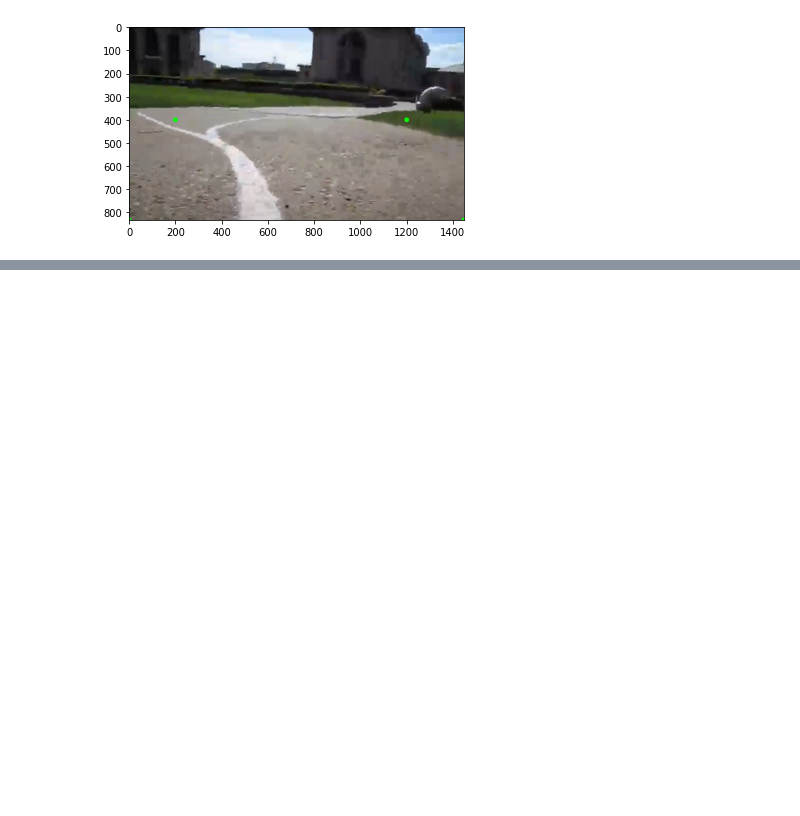
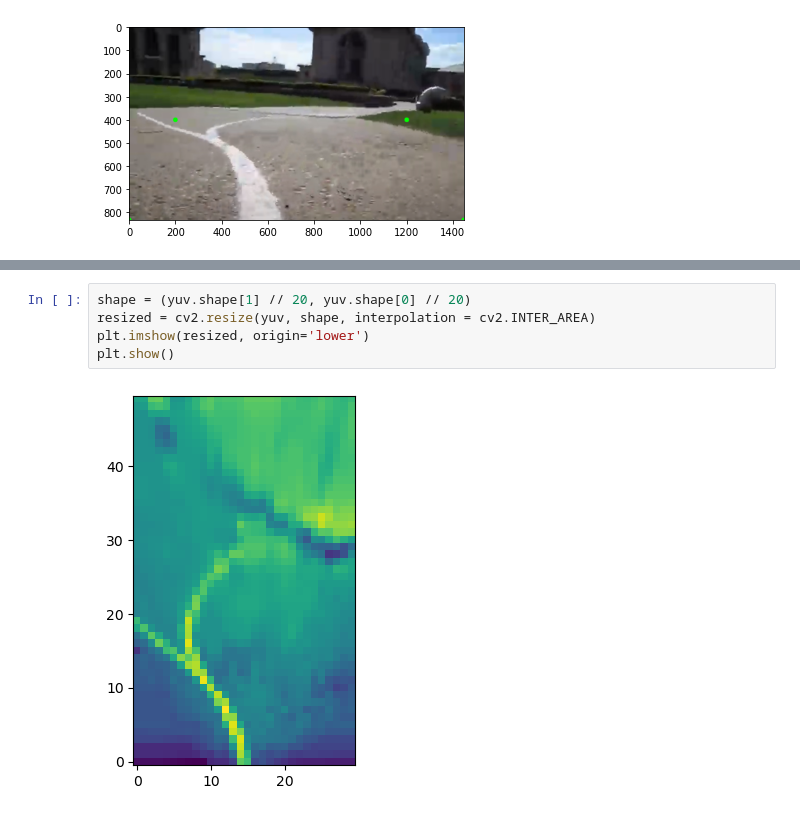
Before and after one commit to atomicapple0/mobots-2023, a Jupyter notebook: processing.ipynb, the cells around one changed output, grey strips where cells are left out. Cells and saved outputs as stored; diff of their text form; blank space fills up the shorter version.

```diff
--- a/processing.ipynb
+++ b/processing.ipynb
@@ -81,0 +74,7 @@ plt.show()
+# %%
+shape = (yuv.shape[1] // 20, yuv.shape[0] // 20)
+resized = cv2.resize(yuv, shape, interpolation = cv2.INTER_AREA)
+plt.imshow(resized, origin='lower')
+plt.show()
+# %% [output]
+[figure, added]
```
Also changed, not shown: parts of 13 cells of this notebook.
